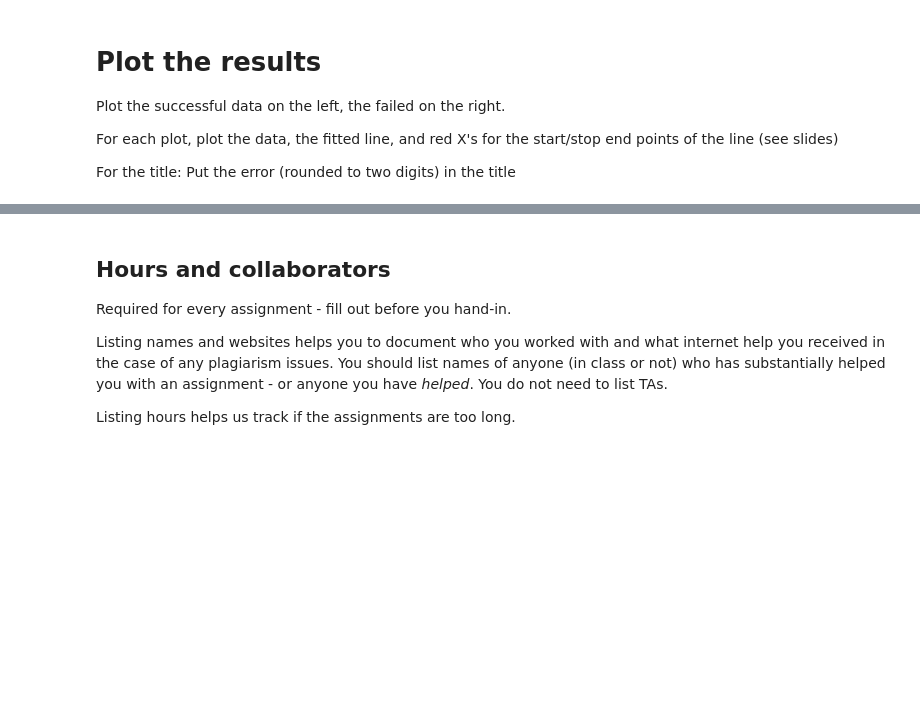
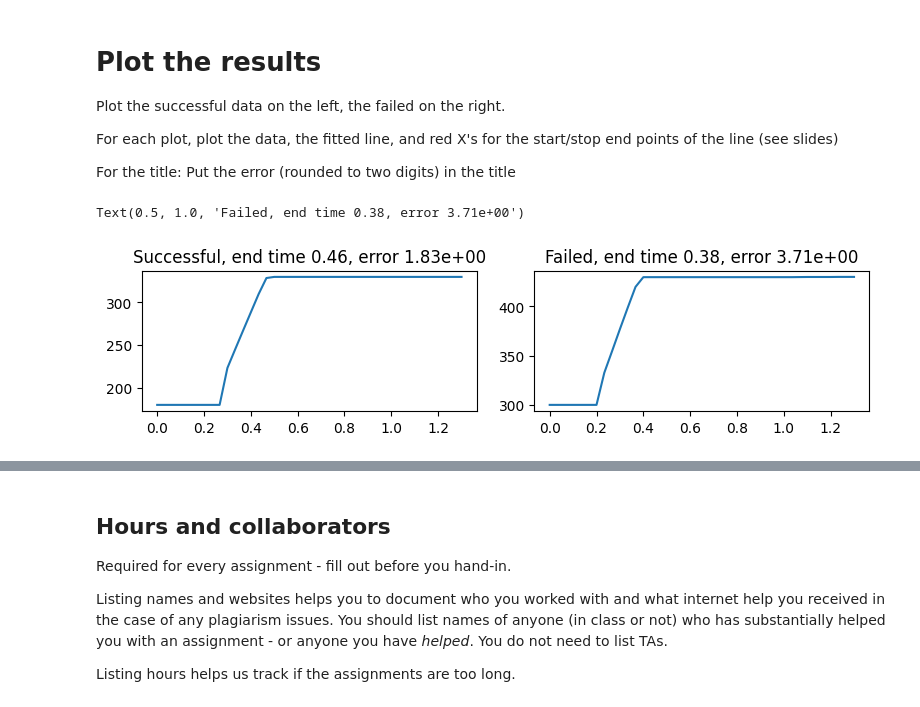
Before and after one commit to AllThePinq/IntroPythonProgramming, a Jupyter notebook: Week_4_fitting/lec_act_4_fitting.ipynb, the cells around one changed output, grey strips where cells are left out. Cells and saved outputs as stored; diff of their text form; code cells hidden in the pictures; blank space fills up the shorter version.

```diff
--- a/Week_4_fitting/lec_act_4_fitting.ipynb
+++ b/Week_4_fitting/lec_act_4_fitting.ipynb
@@ -264,11 +277,18 @@ For the title: Put the error (rounded to two digits) in the title
 # %%
 n_rows = 1
 n_cols = 2
 fig2, axs2 = plt.subplots(n_rows, n_cols, figsize=(8, 2))
 
 
 # GUIDES: Plot original data and fitted line (see slides)
 #  GUIDES: Put the end time value and error in the title
 plt.tight_layout()
+axs2[0].plot(ts, data_all[rows_to_use[0], :], label='Successful')
+axs2[1].plot(ts, data_all[rows_to_use[1], :], label='Failed')
+axs2[0].set_title(f"Successful, end time {pt_end_successful[0]:.2f}, error {err_successful:.2e}")
+axs2[1].set_title(f"Failed, end time {pt_end_failed[0]:.2f}, error {err_failed:.2e}")
+# %% [output]
+Text(0.5, 1.0, 'Failed, end time 0.38, error 3.71e+00')
+[figure, added]
 # %%
 grader.check("Plot")
```
Also changed, not shown: parts of 6 cells of this notebook, 1 other file.
